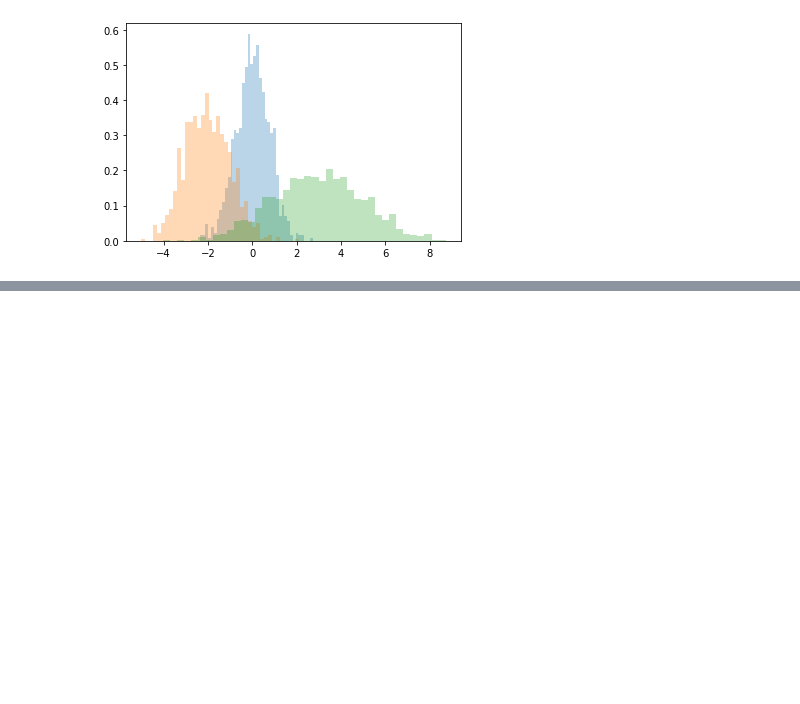
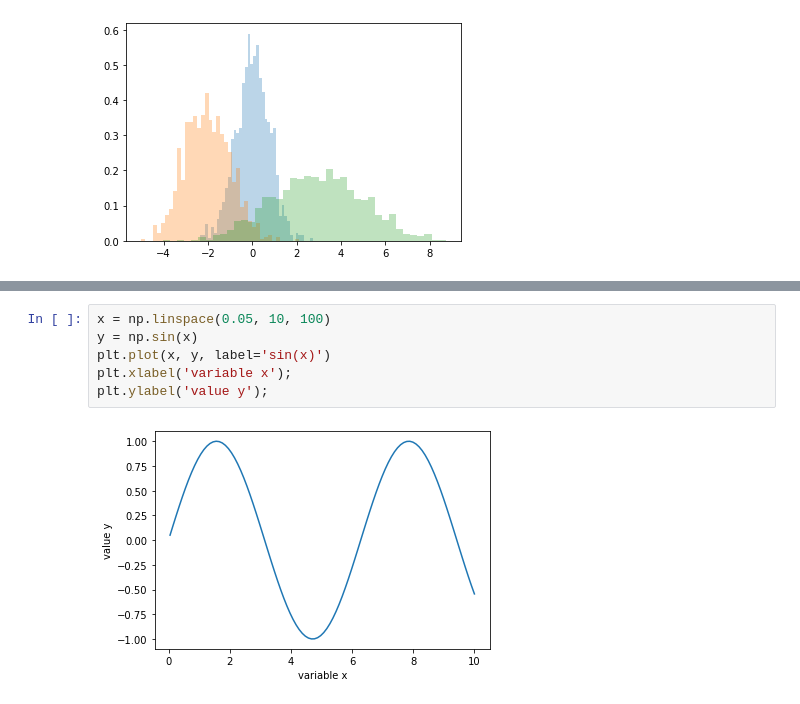
Before and after one commit to jinzengnju/MLinPractice, a Jupyter notebook: FeaturePreprocessing/EDA/pracMatplot.ipynb, the cells around one changed output, grey strips where cells are left out. Drawn from its saved outputs; the diff is of its cells as text; blank space fills up the shorter version.

```diff
--- a/FeaturePreprocessing/EDA/pracMatplot.ipynb
+++ b/FeaturePreprocessing/EDA/pracMatplot.ipynb
@@ -80,0 +97,8 @@ temp=click.gid_list.str.split('|',expand=False).apply(lambda x:len(x))
+# %%
+x = np.linspace(0.05, 10, 100)
+y = np.sin(x)
+plt.plot(x, y, label='sin(x)')
+plt.xlabel('variable x');
+plt.ylabel('value y');
+# %% [output]
+[figure, added]
```
Also changed, not shown: parts of 15 cells of this notebook.
